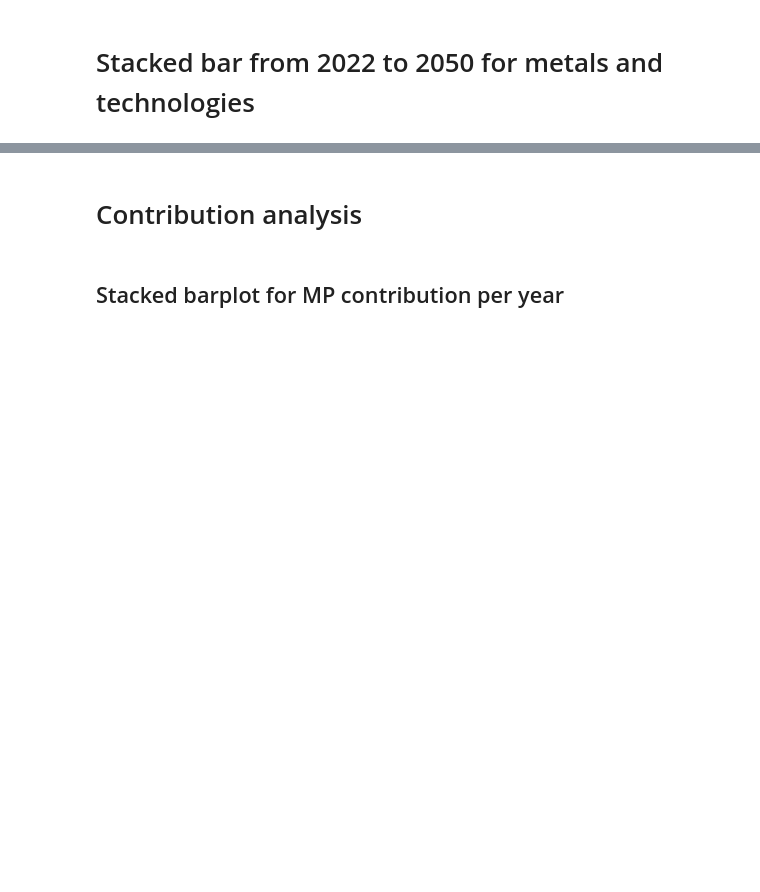
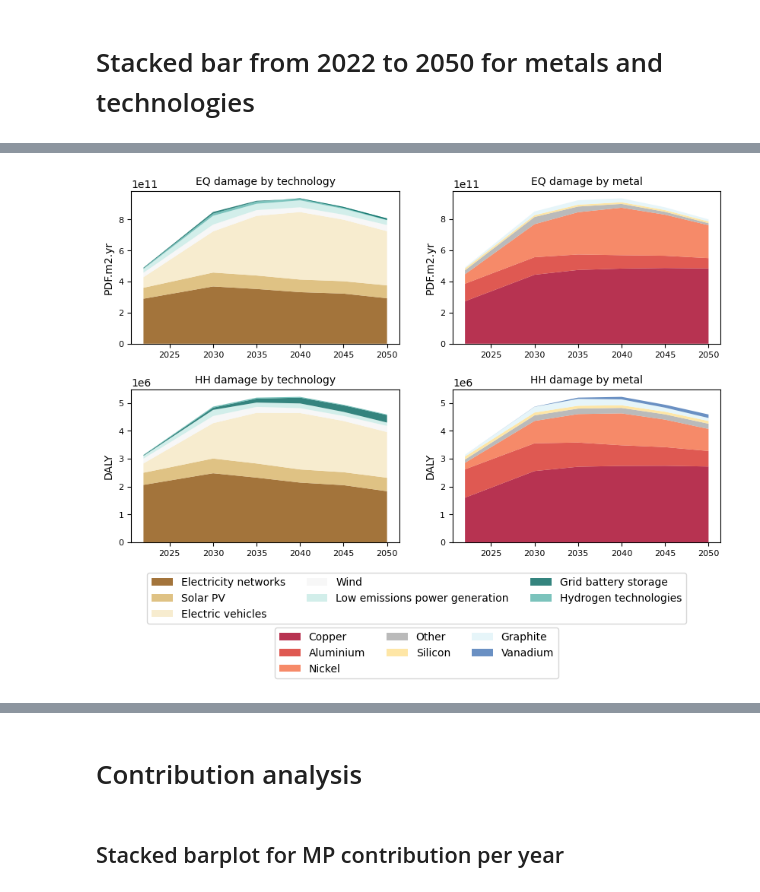
Before and after one commit to marpellan/plca_metals, a Jupyter notebook: 5. generate_plots.ipynb, the cells around one changed output, grey strips where cells are left out. Cells and saved outputs as stored; diff of their text form; code cells hidden in the pictures; blank space fills up the shorter version.

Commit message:
Correction for lead + graphs improvements

```diff
--- a/5. generate_plots.ipynb
+++ b/5. generate_plots.ipynb
@@ -61,0 +87,18 @@ fig_nze_tech_hh = plot_stacked_area(df_nze_damage, "Technology", "Total human he
+# %%
+stacked_area_sps = plot_combined_stacked_area(
+    df=df_sps_damage,
+    value_cols=["Total ecosystem quality", "Total human health"],
+    group_by_options=["Technology", "Metal"],
+    titles=[
+        ["EQ damage by technology", "EQ damage by metal"],
+        ["HH damage by technology", "HH damage by metal"]
+    ],
+    y_labels=["PDF.m2.yr", "DALY"],
+    custom_colors_dict={
+        "Technology": custom_tech_colors,
+        "Metal": custom_metal_colors
+    },
+    save_path="results/plots/stacked_area_metals_technologies/combined_stacked_area_sps"
+)
+# %% [output]
+[figure, added]
```
Also changed, not shown: parts of 15 cells of this notebook, 40 other files.
